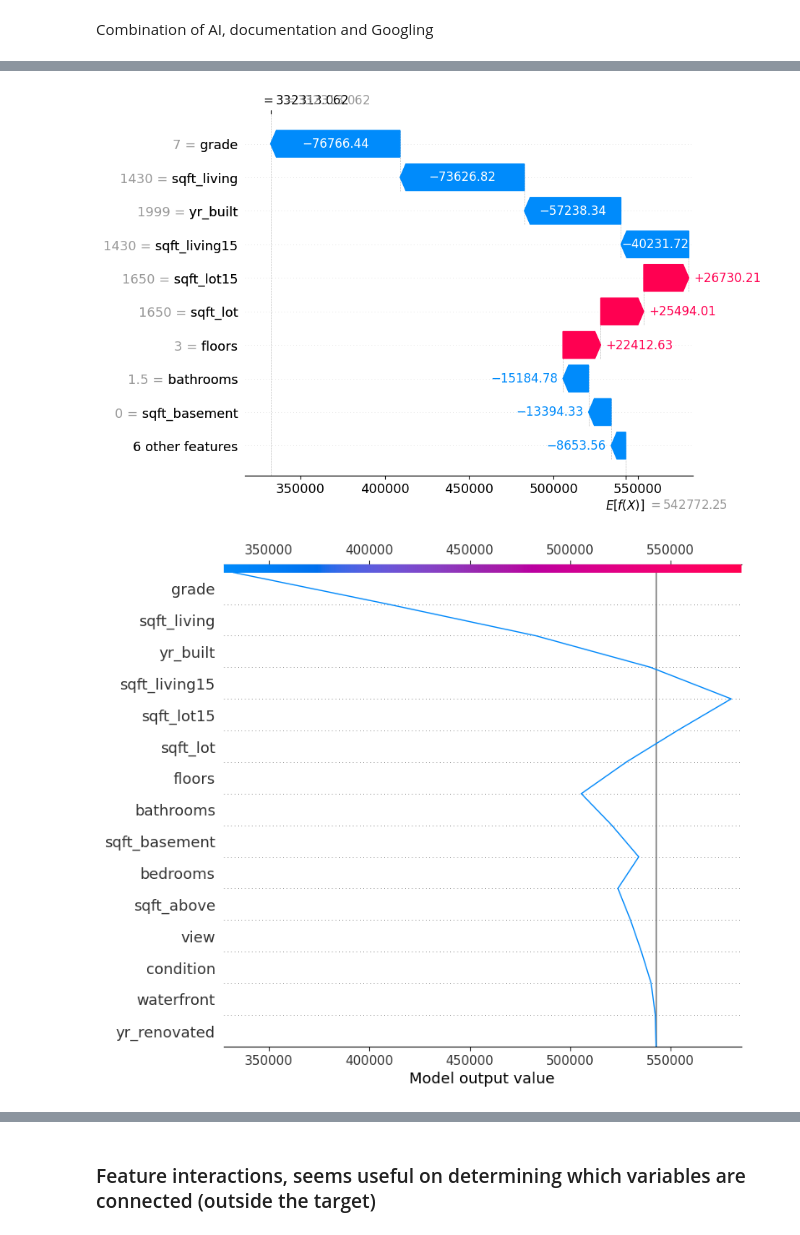
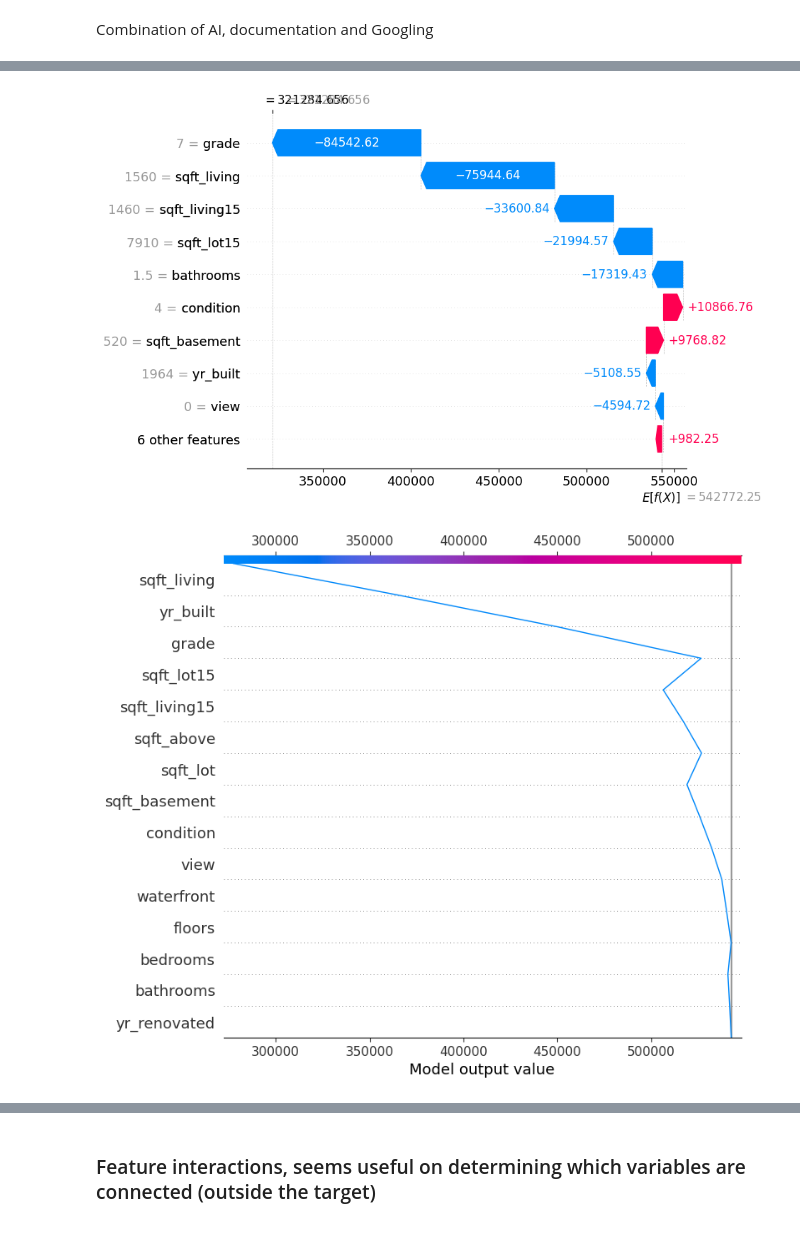
Before and after one commit to tuomasvaltanenLUAS/AdvancedDataAnalytics2025, a Jupyter notebook: lecture2_other_eval_tools/shap_and_lime/shap_test1_gpu.ipynb, the cells around one changed output, grey strips where cells are left out. Saved outputs shown, nothing was run; the diff lists cells and outputs as text; code cells hidden in the pictures.

```diff
--- a/lecture2_other_eval_tools/shap_and_lime/shap_test1_gpu.ipynb
+++ b/lecture2_other_eval_tools/shap_and_lime/shap_test1_gpu.ipynb
@@ -89,17 +89,19 @@ for feature in top_features:
 [figure]
 [figure]
 # %%
-shap.plots.waterfall(shap_values[0])
+shap.plots.waterfall(shap_values[583])
 # %% [output]
-[figure, old version]
+[figure, new version]
 # %%
+index = 367
+
 shap.plots.decision(
-    base_value=shap_values.base_values[0],
-    shap_values=shap_values.values[0],
+    base_value=shap_values.base_values[index],
+    shap_values=shap_values.values[index],
     feature_names=list(X_test.columns),
 )
 # %% [output]
-[figure, old version]
+[figure, new version]
 # %%
 shap.initjs()
 
```
Also changed, not shown: parts of 2 cells of this notebook, 1 other file.
